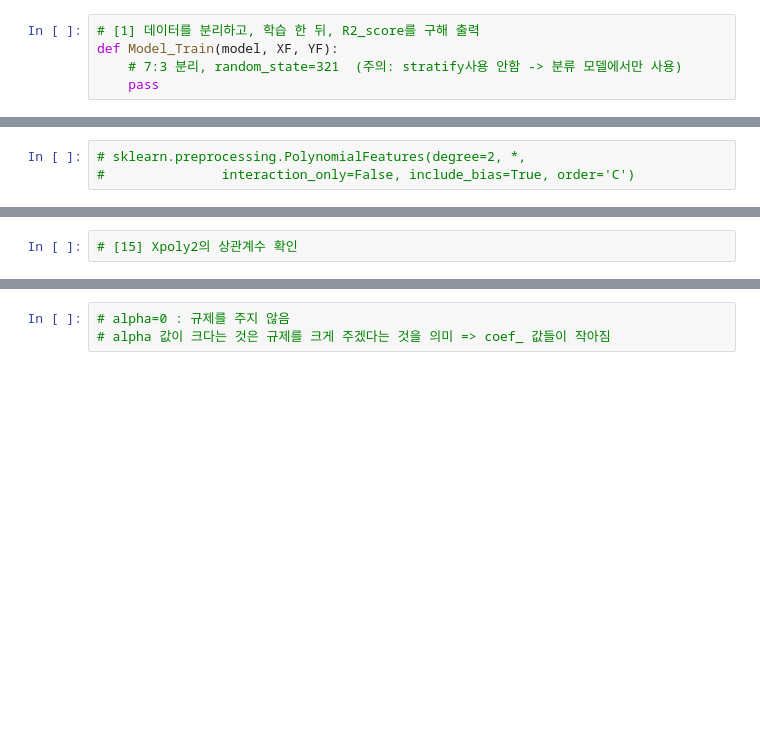
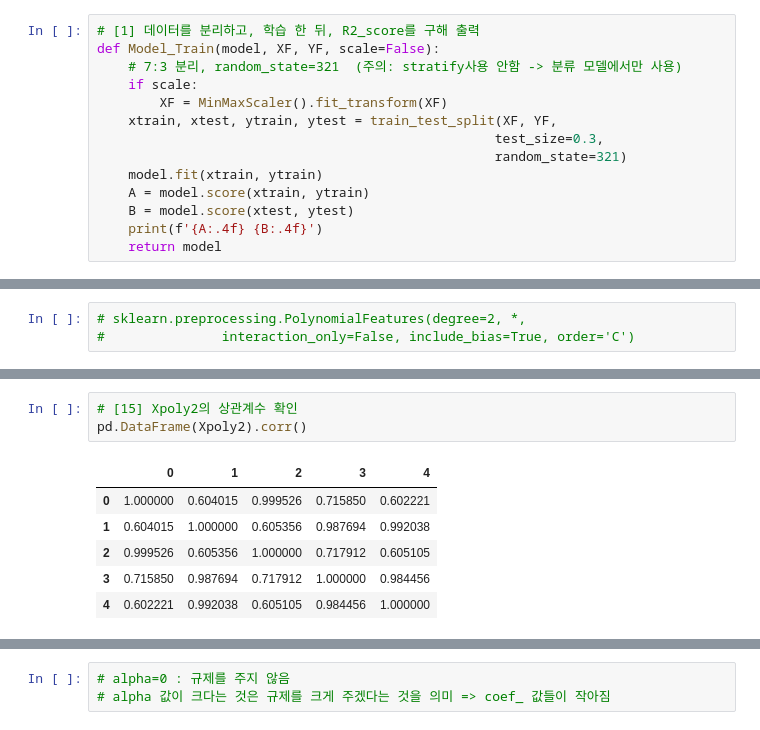
Before and after one commit to Neu-h/BBG, a Jupyter notebook: [ML_04]_regression_LAB_의현.ipynb, the cells around one changed output, grey strips where cells are left out. Cells and saved outputs as stored; diff of their text form; blank space fills up the shorter version.

```diff
--- a/[ML_04]_regression_LAB_의현.ipynb
+++ b/[ML_04]_regression_LAB_의현.ipynb
@@ -168,9 +168,18 @@ from sklearn.model_selection import train_test_split
 from sklearn.linear_model import LinearRegression
 # %%
 # [1] 데이터를 분리하고, 학습 한 뒤, R2_score를 구해 출력
-def Model_Train(model, XF, YF):
+def Model_Train(model, XF, YF, scale=False):
     # 7:3 분리, random_state=321  (주의: stratify사용 안함 -> 분류 모델에서만 사용)
-    pass
+    if scale:
+        XF = MinMaxScaler().fit_transform(XF)
+    xtrain, xtest, ytrain, ytest = train_test_split(XF, YF,
+                                                   test_size=0.3,
+                                                   random_state=321)
+    model.fit(xtrain, ytrain)
+    A = model.score(xtrain, ytrain)
+    B = model.score(xtest, ytest)
+    print(f'{A:.4f} {B:.4f}')
+    return model
 # %% [markdown]
 ### 2-2. Multiple Linear Regression
 - $y = \beta_{0} + \beta_{1} x_{1} + \beta_{2} x_{2} + ...+ \epsilon$
@@ -218,2 +280,10 @@ def Model_Train(model, XF, YF):
 # %%
 # [15] Xpoly2의 상관계수 확인
+pd.DataFrame(Xpoly2).corr()
+# %% [output]
+|  | 0 | 1 | 2 | 3 | 4 |
+| 0 | 1.000000 | 0.604015 | 0.999526 | 0.715850 | 0.602221 |
+| 1 | 0.604015 | 1.000000 | 0.605356 | 0.987694 | 0.992038 |
+| 2 | 0.999526 | 0.605356 | 1.000000 | 0.717912 | 0.605105 |
+| 3 | 0.715850 | 0.987694 | 0.717912 | 1.000000 | 0.984456 |
+| 4 | 0.602221 | 0.992038 | 0.605105 | 0.984456 | 1.000000 |
```
Also changed, not shown: parts of 62 cells of this notebook.
